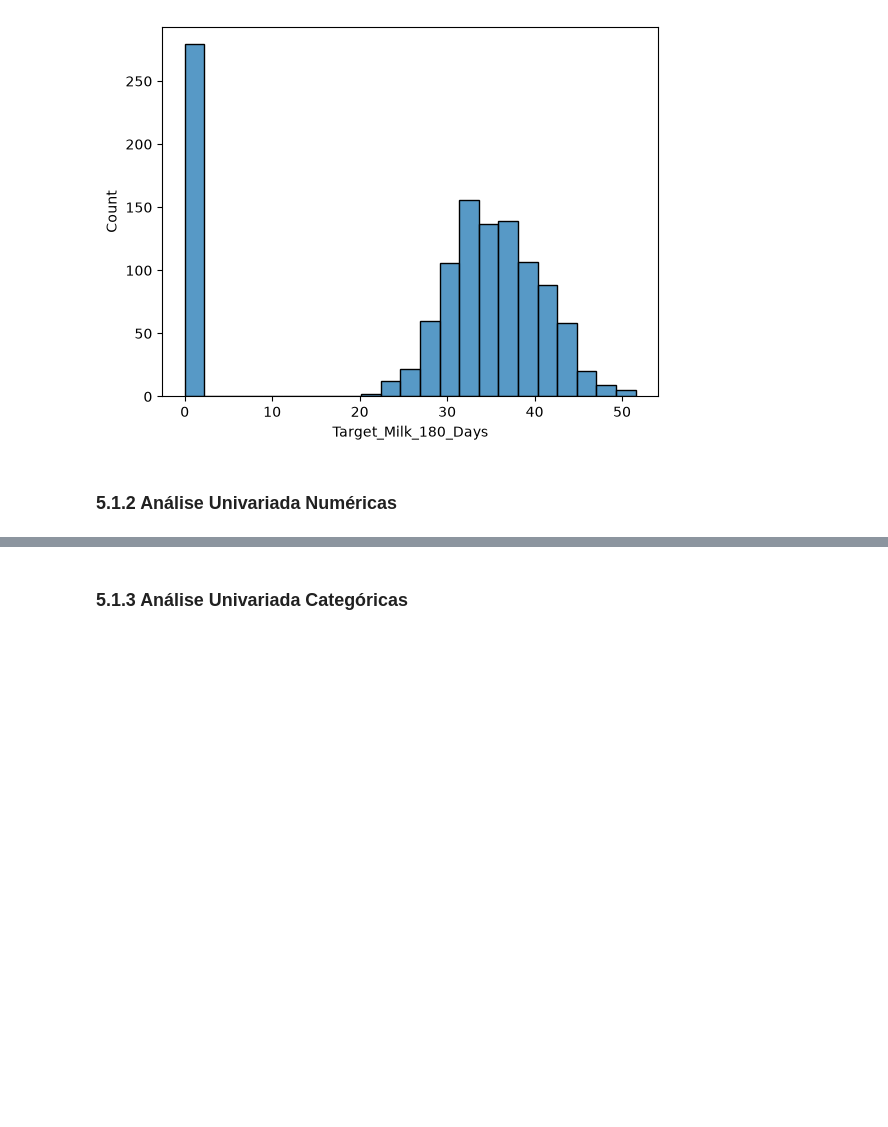
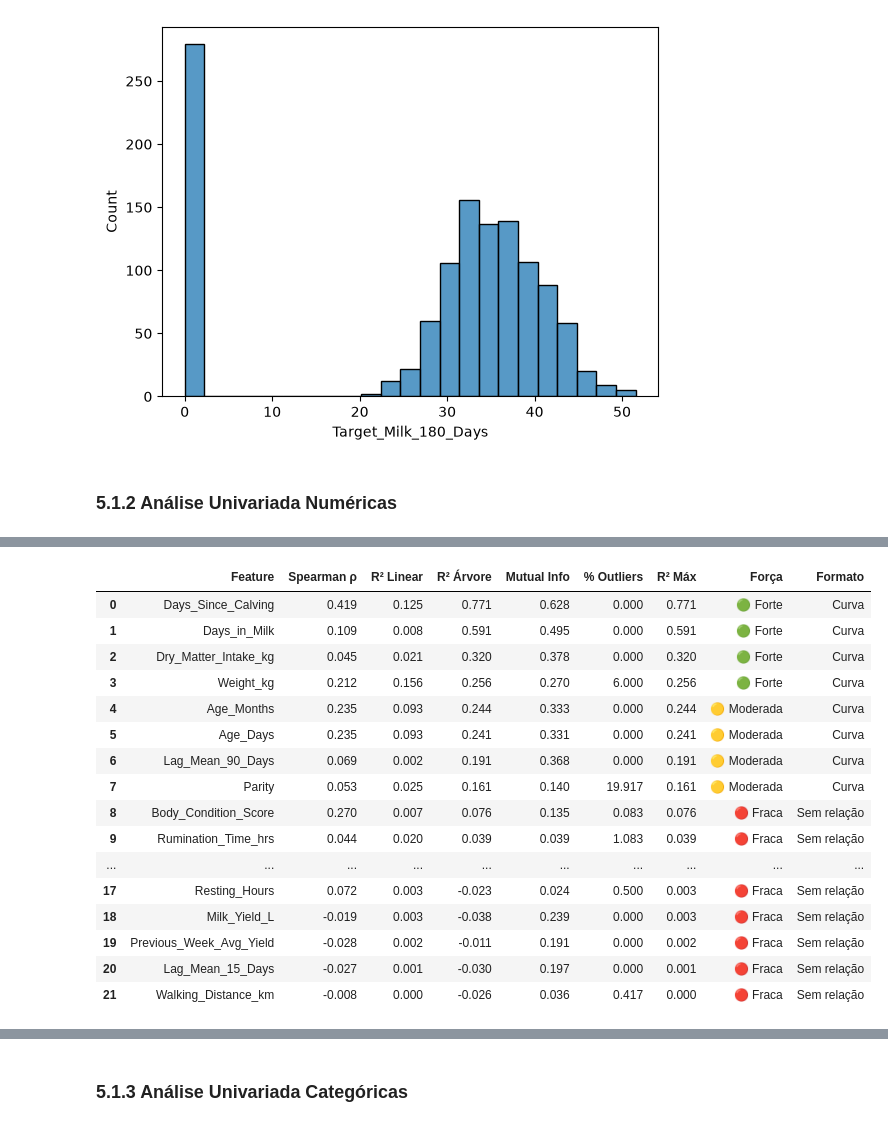
Before and after one commit to lucasffreitasds/projeto_milk_predict_180, a Jupyter notebook: projeto_milk_predict_180.ipynb, the cells around one changed output, grey strips where cells are left out. Saved outputs shown, nothing was run; the diff lists cells and outputs as text; code cells hidden in the pictures; blank space fills up the shorter version.

```diff
--- a/projeto_milk_predict_180.ipynb
+++ b/projeto_milk_predict_180.ipynb
@@ -932,0 +578,50 @@ Pelos valores da tabela, a nova classificação fica:
+# %%
+#====================================================================================
+#=========================== TABELA COM FORÇA E FORMATO =============================
+#====================================================================================
+
+
+tabela = pd.DataFrame(linhas)
+tabela['R² Máx'] = tabela[['R² Linear', 'R² Árvore']].max(axis=1)
+
+def forca(r2):
+    if pd.isna(r2):
+        return '⚪ Constante'
+    elif r2 >= 0.25:
+        return '🟢 Forte'
+    elif r2 >= 0.09:
+        return '🟡 Moderada'
+    else:
+        return '🔴 Fraca'
+
+def formato(row):
+    if row['R² Máx'] < 0.09:
+        return 'Sem relação'
+    elif row['R² Árvore'] - row['R² Linear'] > 0.05:
+        return 'Curva'
+    else:
+        return 'Reta'
+
+tabela['Força']   = tabela['R² Máx'].apply(forca)
+tabela['Formato'] = tabela.apply(formato, axis=1)
+tabela = tabela.sort_values('R² Máx', ascending=False).reset_index(drop=True)
+
+display(tabela.style.format(precision=3).background_gradient(subset=['R² Máx'], cmap='Greens'))
+# %% [output]
+|  | Feature | Spearman ρ | R² Linear | R² Árvore | Mutual Info | % Outliers | R² Máx | Força | Formato |
+| 0 | Days_Since_Calving | 0.419 | 0.125 | 0.771 | 0.628 | 0.000 | 0.771 | 🟢 Forte | Curva |
+| 1 | Days_in_Milk | 0.109 | 0.008 | 0.591 | 0.495 | 0.000 | 0.591 | 🟢 Forte | Curva |
+| 2 | Dry_Matter_Intake_kg | 0.045 | 0.021 | 0.320 | 0.378 | 0.000 | 0.320 | 🟢 Forte | Curva |
+| 3 | Weight_kg | 0.212 | 0.156 | 0.256 | 0.270 | 6.000 | 0.256 | 🟢 Forte | Curva |
+| 4 | Age_Months | 0.235 | 0.093 | 0.244 | 0.333 | 0.000 | 0.244 | 🟡 Moderada | Curva |
+| 5 | Age_Days | 0.235 | 0.093 | 0.241 | 0.331 | 0.000 | 0.241 | 🟡 Moderada | Curva |
+| 6 | Lag_Mean_90_Days | 0.069 | 0.002 | 0.191 | 0.368 | 0.000 | 0.191 | 🟡 Moderada | Curva |
+| 7 | Parity | 0.053 | 0.025 | 0.161 | 0.140 | 19.917 | 0.161 | 🟡 Moderada | Curva |
+| 8 | Body_Condition_Score | 0.270 | 0.007 | 0.076 | 0.135 | 0.083 | 0.076 | 🔴 Fraca | Sem relação |
+| 9 | Rumination_Time_hrs | 0.044 | 0.020 | 0.039 | 0.039 | 1.083 | 0.039 | 🔴 Fraca | Sem relação |
+| ... | ... | ... | ... | ... | ... | ... | ... | ... | ... |
+| 17 | Resting_Hours | 0.072 | 0.003 | -0.023 | 0.024 | 0.500 | 0.003 | 🔴 Fraca | Sem relação |
+| 18 | Milk_Yield_L | -0.019 | 0.003 | -0.038 | 0.239 | 0.000 | 0.003 | 🔴 Fraca | Sem relação |
+| 19 | Previous_Week_Avg_Yield | -0.028 | 0.002 | -0.011 | 0.191 | 0.000 | 0.002 | 🔴 Fraca | Sem relação |
+| 20 | Lag_Mean_15_Days | -0.027 | 0.001 | -0.030 | 0.197 | 0.000 | 0.001 | 🔴 Fraca | Sem relação |
+| 21 | Walking_Distance_km | -0.008 | 0.000 | -0.026 | 0.036 | 0.417 | 0.000 | 🔴 Fraca | Sem relação |
```
Also changed, not shown: parts of 12 cells of this notebook.
